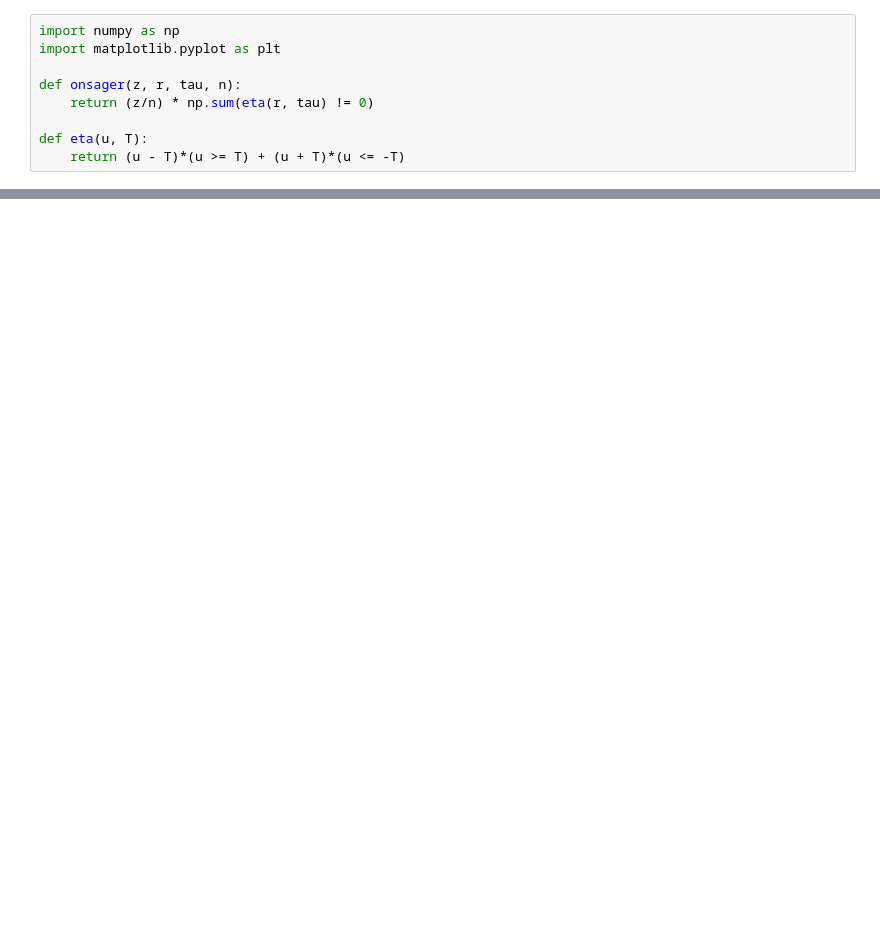
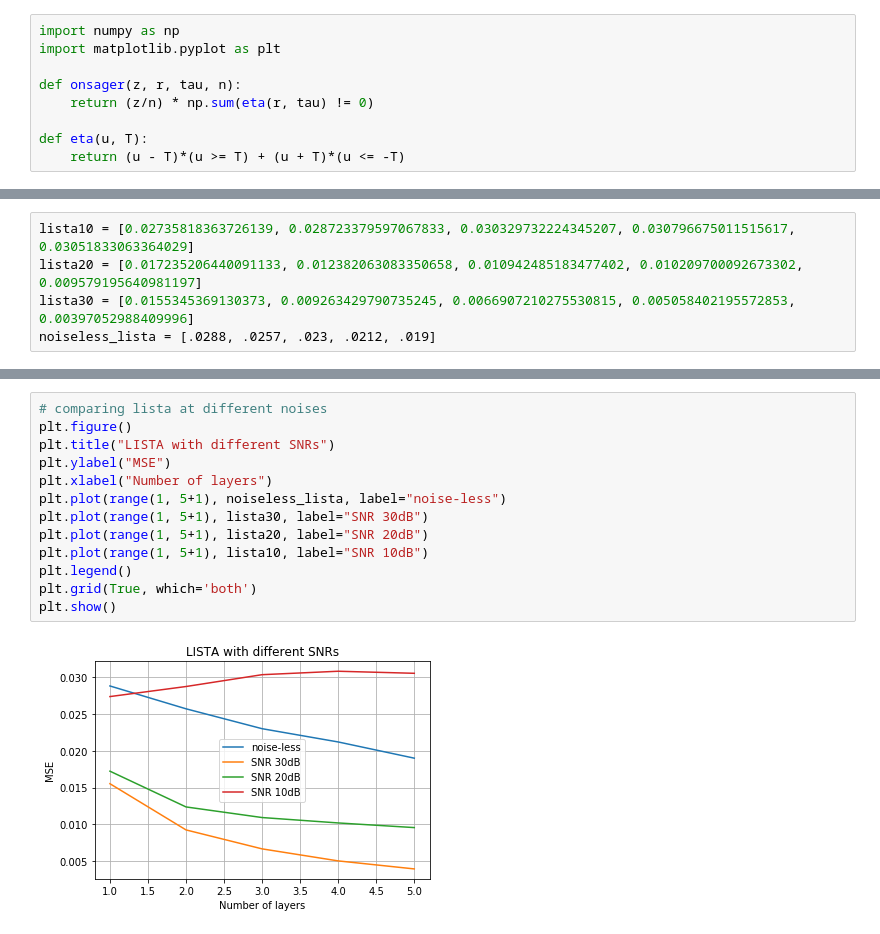
Before and after one commit to hollynroper/URS-22-23, a Jupyter notebook: IST, AMP vs iterations.ipynb, the cells around one changed output, grey strips where cells are left out. Drawn from its saved outputs; the diff is of its cells as text; blank space fills up the shorter version.

```diff
--- a/IST, AMP vs iterations.ipynb
+++ b/IST, AMP vs iterations.ipynb
@@ -80,0 +65,5 @@ n = 300 | N = 1024 | k = 40
+# %%
+lista10 = [0.02735818363726139, 0.028723379597067833, 0.030329732224345207, 0.030796675011515617, 0.03051833063364029]
+lista20 = [0.017235206440091133, 0.012382063083350658, 0.010942485183477402, 0.010209700092673302, 0.009579195640981197]
+lista30 = [0.0155345369130373, 0.009263429790735245, 0.0066907210275530815, 0.005058402195572853, 0.00397052988409996]
+noiseless_lista = [.0288, .0257, .023, .0212, .019]
@@ -80,0 +89,15 @@ n = 300 | N = 1024 | k = 40
+# %%
+# comparing lista at different noises
+plt.figure()
+plt.title("LISTA with different SNRs")
+plt.ylabel("MSE")
+plt.xlabel("Number of layers")
+plt.plot(range(1, 5+1), noiseless_lista, label="noise-less")
+plt.plot(range(1, 5+1), lista30, label="SNR 30dB")
+plt.plot(range(1, 5+1), lista20, label="SNR 20dB")
+plt.plot(range(1, 5+1), lista10, label="SNR 10dB")
+plt.legend()
+plt.grid(True, which='both')
+plt.show()
+# %% [output]
+[figure, added]
```
Also changed, not shown: parts of 8 cells of this notebook, 3 other files.
